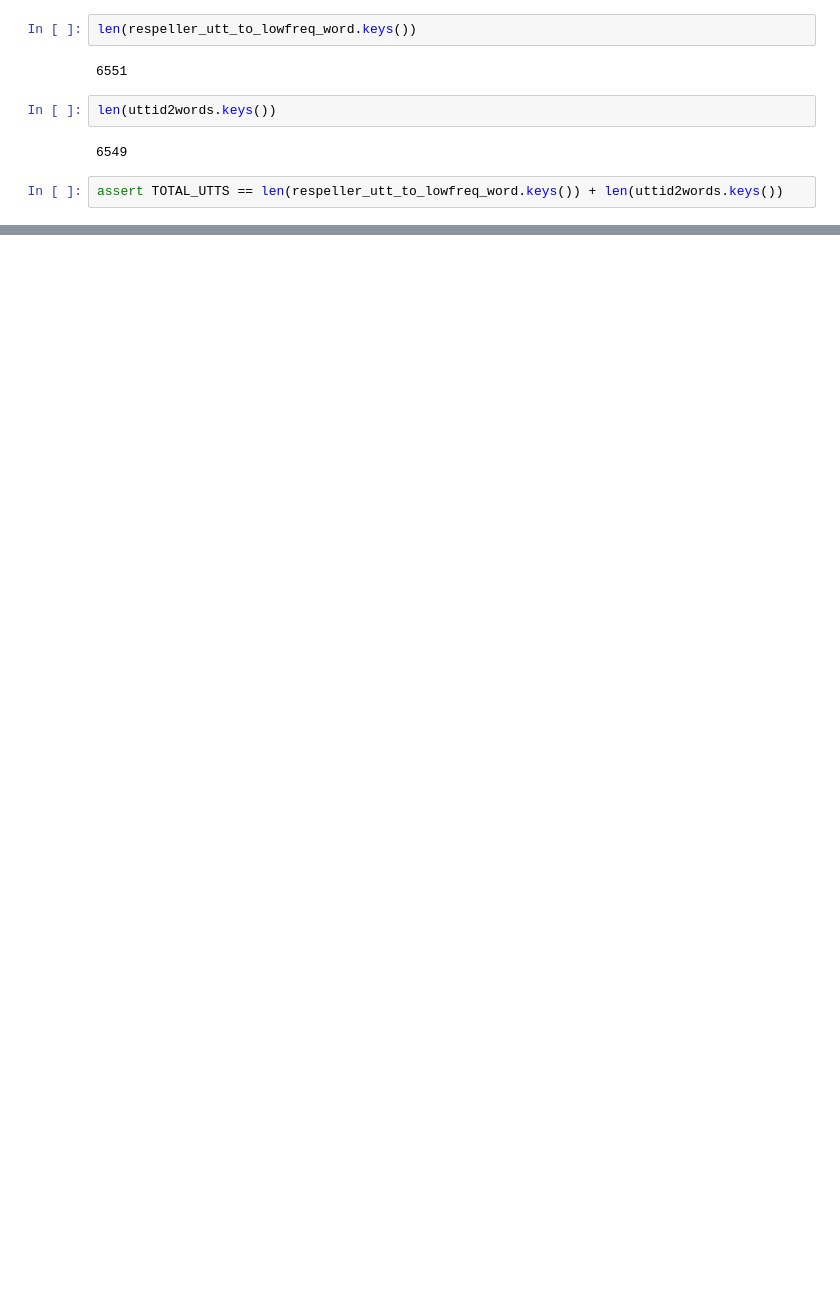
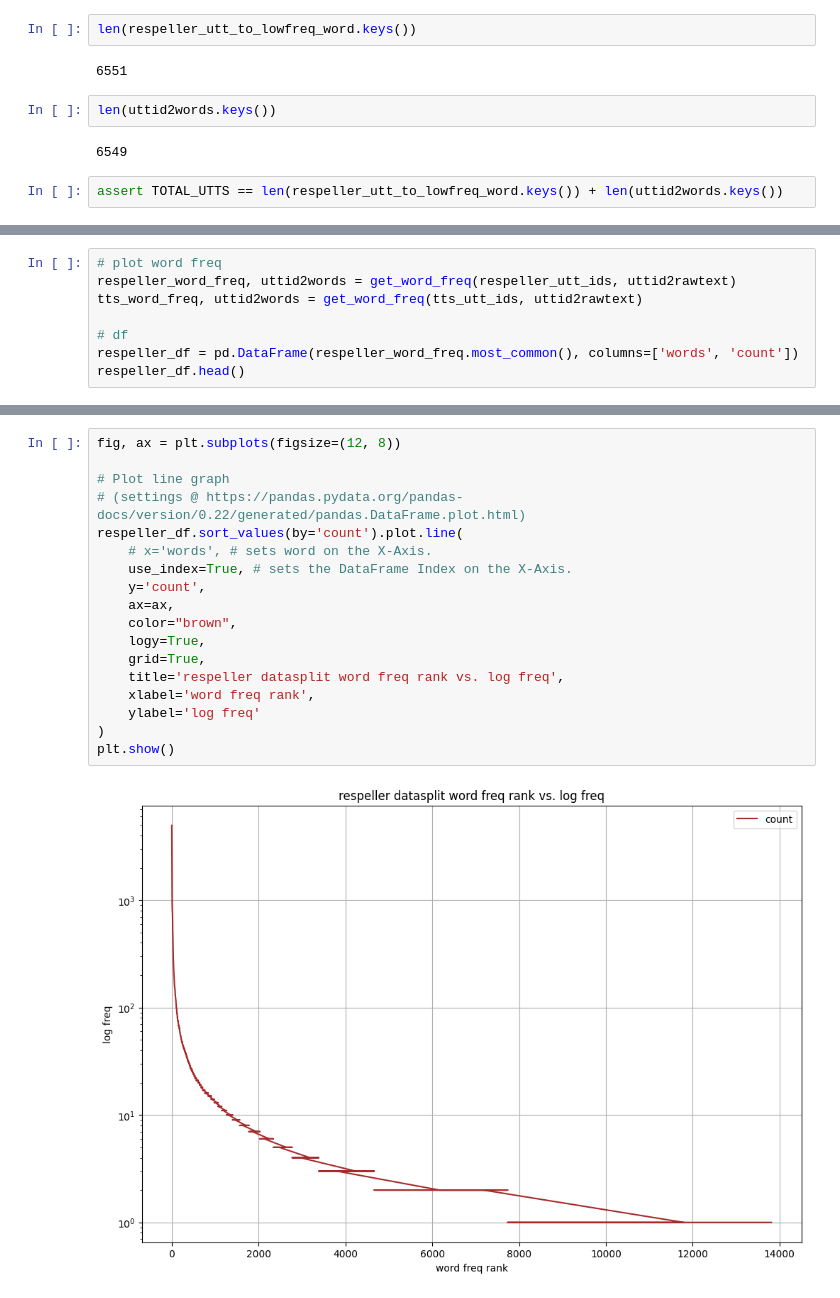
Before and after one commit to jonojace/respeller, a Jupyter notebook: notebooks/create_tts_respeller_datasplits.ipynb, the cells around one changed output, grey strips where cells are left out. Drawn from its saved outputs; the diff is of its cells as text; blank space fills up the shorter version.

```diff
--- a/notebooks/create_tts_respeller_datasplits.ipynb
+++ b/notebooks/create_tts_respeller_datasplits.ipynb
@@ -167,0 +214,8 @@ tts_ratios = [0.9, 0.1, 0.0]
+# %%
+# plot word freq
+respeller_word_freq, uttid2words = get_word_freq(respeller_utt_ids, uttid2rawtext)
+tts_word_freq, uttid2words = get_word_freq(tts_utt_ids, uttid2rawtext)
+
+# df
+respeller_df = pd.DataFrame(respeller_word_freq.most_common(), columns=['words', 'count'])
+respeller_df.head()
@@ -167,0 +229,20 @@ tts_ratios = [0.9, 0.1, 0.0]
+# %%
+fig, ax = plt.subplots(figsize=(12, 8))
+
+# Plot line graph
+# (settings @ https://pandas.pydata.org/pandas-docs/version/0.22/generated/pandas.DataFrame.plot.html)
+respeller_df.sort_values(by='count').plot.line(
+    # x='words', # sets word on the X-Axis.
+    use_index=True, # sets the DataFrame Index on the X-Axis.
+    y='count',
+    ax=ax,
+    color="brown",
+    logy=True,
+    grid=True,
+    title='respeller datasplit word freq rank vs. log freq',
+    xlabel='word freq rank',
+    ylabel='log freq'
+)
+plt.show()
+# %% [output]
+[figure, added]
```
Also changed, not shown: parts of 20 cells of this notebook.
